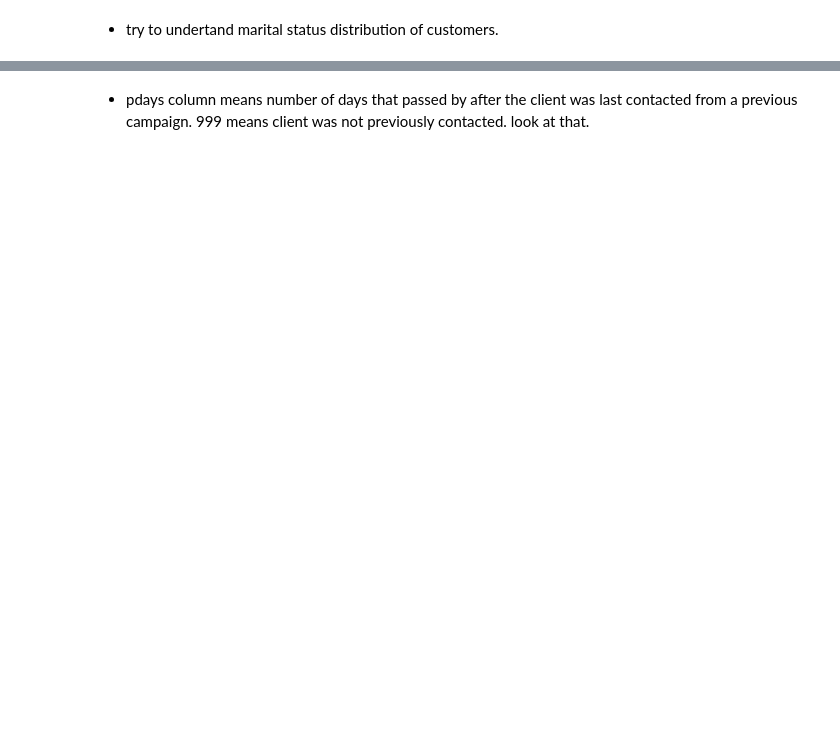
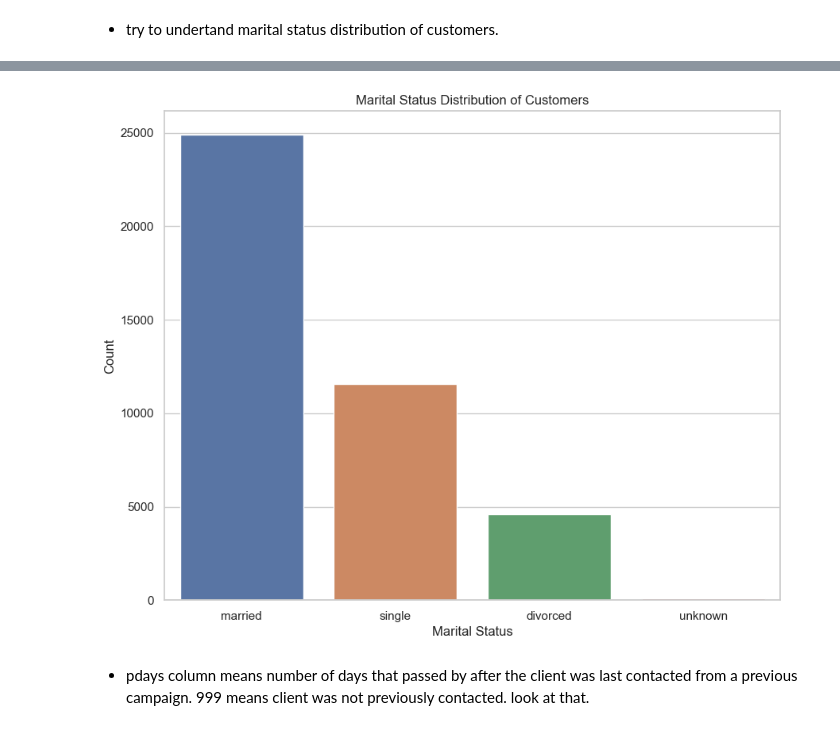
Before and after one commit to alizahedzadeh/Machine-Learning-Course, a Jupyter notebook: Homeworks/HW06/Machine_Learning_HW06.ipynb, the cells around one changed output, grey strips where cells are left out. Cells and saved outputs as stored; diff of their text form; code cells hidden in the pictures; blank space fills up the shorter version.

```diff
--- a/Homeworks/HW06/Machine_Learning_HW06.ipynb
+++ b/Homeworks/HW06/Machine_Learning_HW06.ipynb
@@ -292,2 +429,12 @@ from sklearn.preprocessing import StandardScaler,MinMaxScaler
+# %%
+# Plotting the distribution of marital status
+plt.figure(figsize=(10, 8))
+sns.countplot(x='marital', hue='marital', data=df)
+plt.title('Marital Status Distribution of Customers')
+plt.xlabel('Marital Status')
+plt.ylabel('Count')
+plt.show()
+# %% [output]
+[figure, added]
 # %% [markdown]
 - pdays column means number of days that passed by after the client was last contacted from a previous campaign. 999 means client was not previously contacted. look at that.
```
Also changed, not shown: parts of 55 cells of this notebook.
